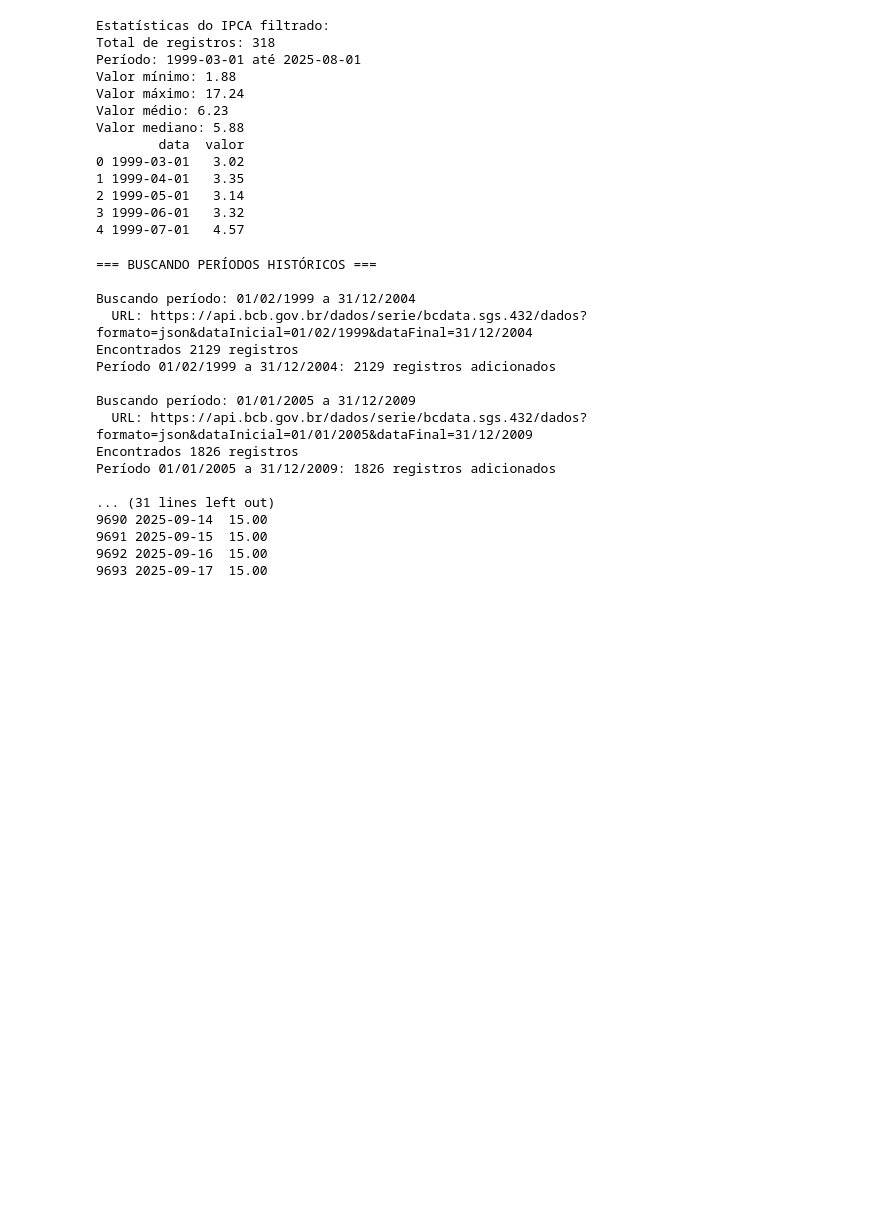
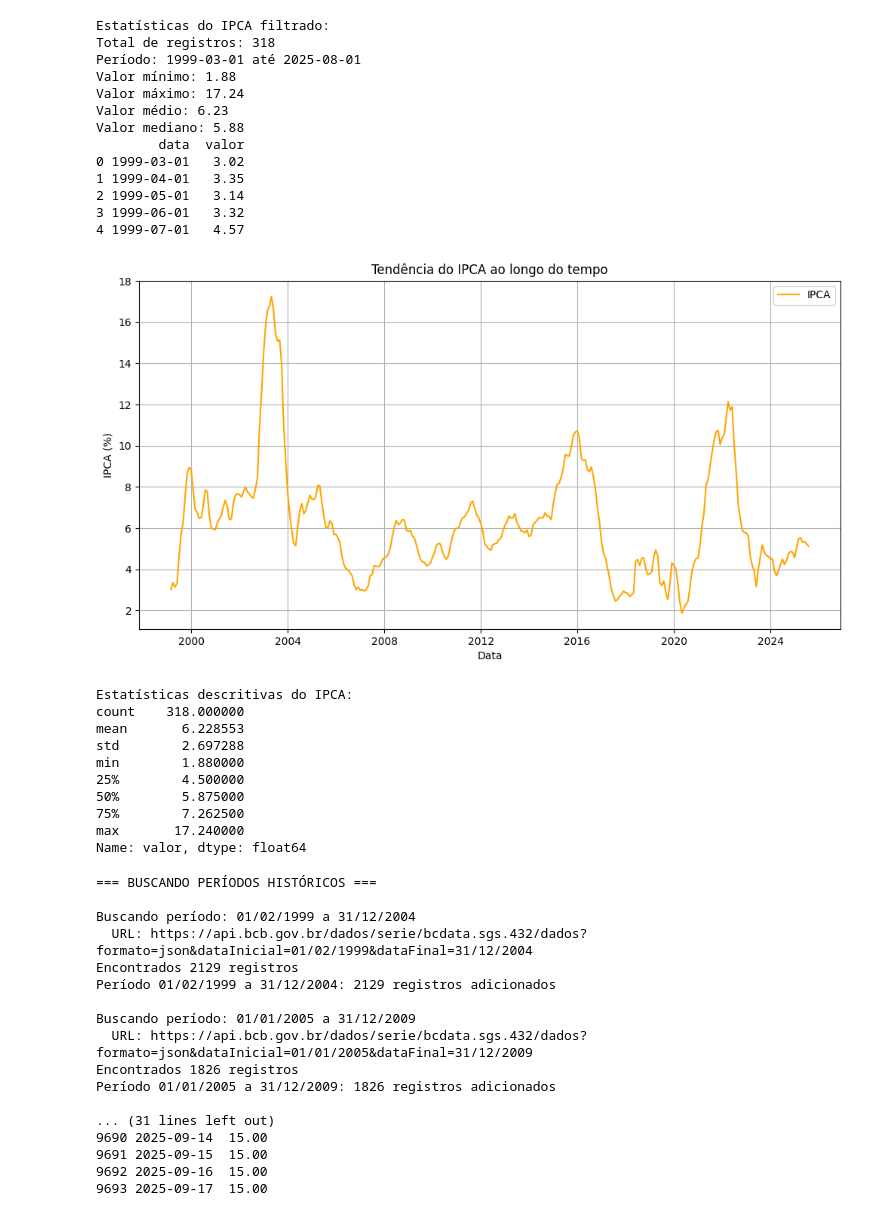
Before and after one commit to guilhermersduarte/Projeto-Aplicado2-Grupo19, a Jupyter notebook: Notebooks/analise_exploratoria_ata.ipynb, the cells around one changed output. Drawn from its saved outputs; the diff is of its cells as text; code cells hidden in the pictures; blank space fills up the shorter version.

Commit message:
Atualiza análise exploratória da ata - Analise IPCA e Selic

```diff
--- a/Notebooks/analise_exploratoria_ata.ipynb
+++ b/Notebooks/analise_exploratoria_ata.ipynb
@@ -299,6 +295,30 @@ Valor mediano: 5.88
 2 1999-05-01   3.14
 3 1999-06-01   3.32
 4 1999-07-01   4.57
+# %%
+plt.figure(figsize=(12, 6))
+plt.plot(df_ipca['data'], df_ipca['valor'], label='IPCA', color='orange')
+plt.xlabel('Data')
+plt.ylabel('IPCA (%)')
+plt.title('Tendência do IPCA ao longo do tempo')
+plt.legend()
+plt.grid(True)
+plt.show()
+
+print("Estatísticas descritivas do IPCA:")
+print(df_ipca['valor'].describe())
+# %% [output]
+[figure, added]
+Estatísticas descritivas do IPCA:
+count    318.000000
+mean       6.228553
+std        2.697288
+min        1.880000
+25%        4.500000
+50%        5.875000
+75%        7.262500
+max       17.240000
+Name: valor, dtype: float64
 # %%
 import requests
 import pandas as pd
```
Also changed, not shown: parts of 2 cells of this notebook.
